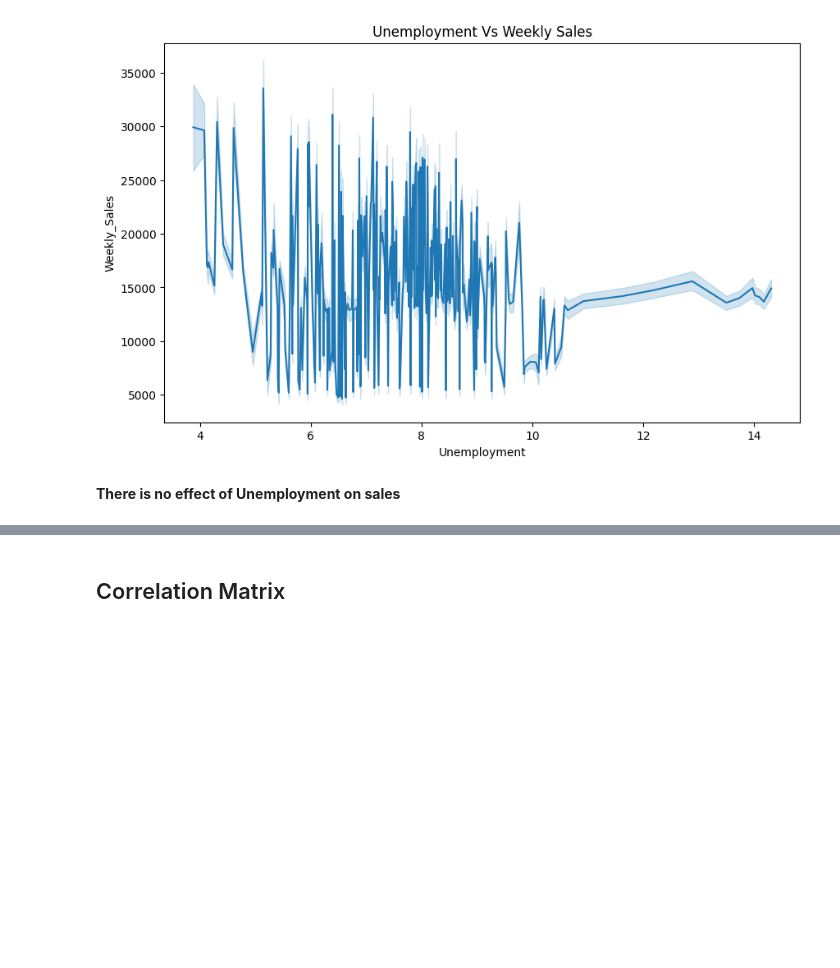
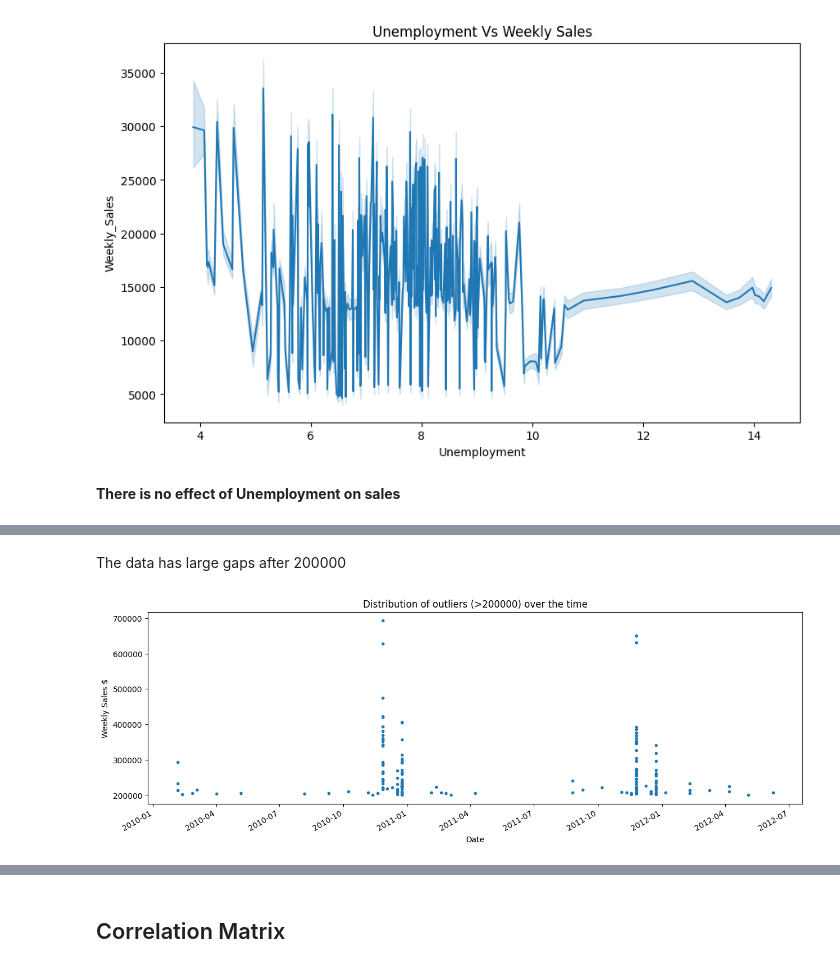
Before and after one commit to Neeraj-Prakash/Sales-Forecast-Time-Series-Analysis, a Jupyter notebook: 01 - EDA.ipynb, the cells around one changed output, grey strips where cells are left out. Saved outputs shown, nothing was run; the diff lists cells and outputs as text; code cells hidden in the pictures; blank space fills up the shorter version.

```diff
--- a/01 - EDA.ipynb
+++ b/01 - EDA.ipynb
@@ -400,0 +412,9 @@ plt.show()
+# %% [markdown]
+The data has large gaps after 200000
+# %%
+pdf.query('Weekly_Sales > 200000')['Weekly_Sales'].plot(figsize=(15,5), style='.')
+plt.ylabel('Weekly Sales $')
+plt.title('Distribution of outliers (>200000) over the time')
+plt.show()
+# %% [output]
+[figure, added]
```
Also changed, not shown: parts of 16 cells of this notebook.
